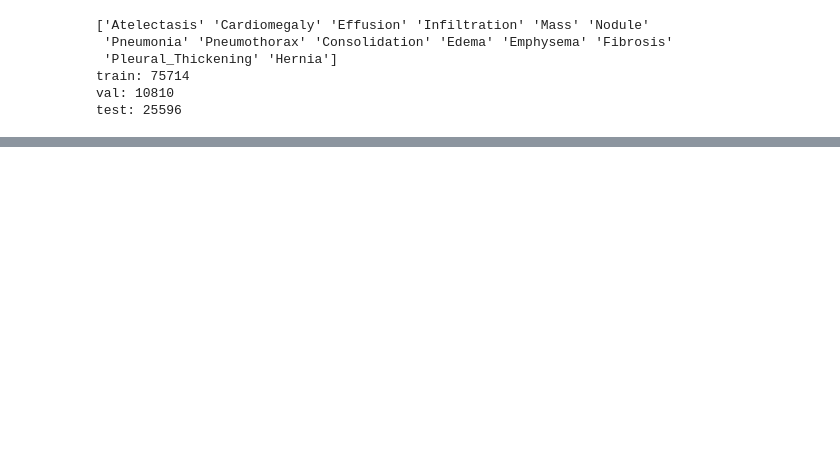
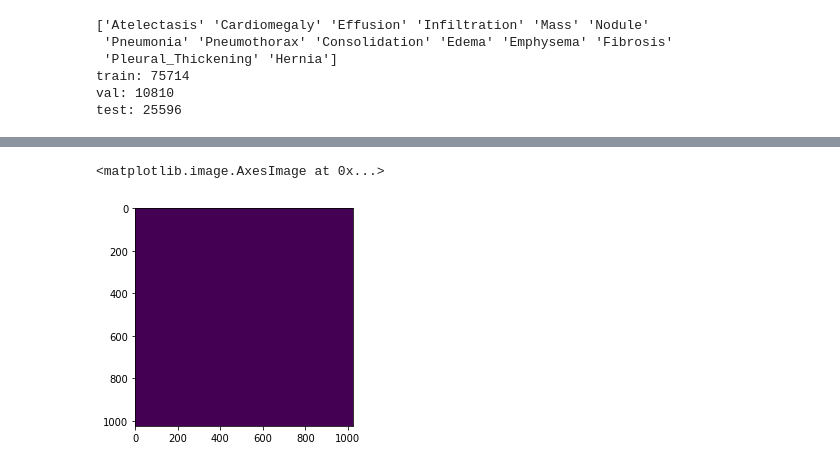
Before and after one commit to TRKuan/cxr8, a Jupyter notebook: Dataset.ipynb, the cells around one changed output, grey strips where cells are left out. Cells and saved outputs as stored; diff of their text form; code cells hidden in the pictures; blank space fills up the shorter version.

```diff
--- a/Dataset.ipynb
+++ b/Dataset.ipynb
@@ -104,0 +135,5 @@ test: 25596
+# %%
+plt.imshow(bboxes[0][2])
+# %% [output]
+<matplotlib.image.AxesImage at 0x...>
+[figure, added]
```
Also changed, not shown: parts of 14 cells of this notebook, 1 other file.
